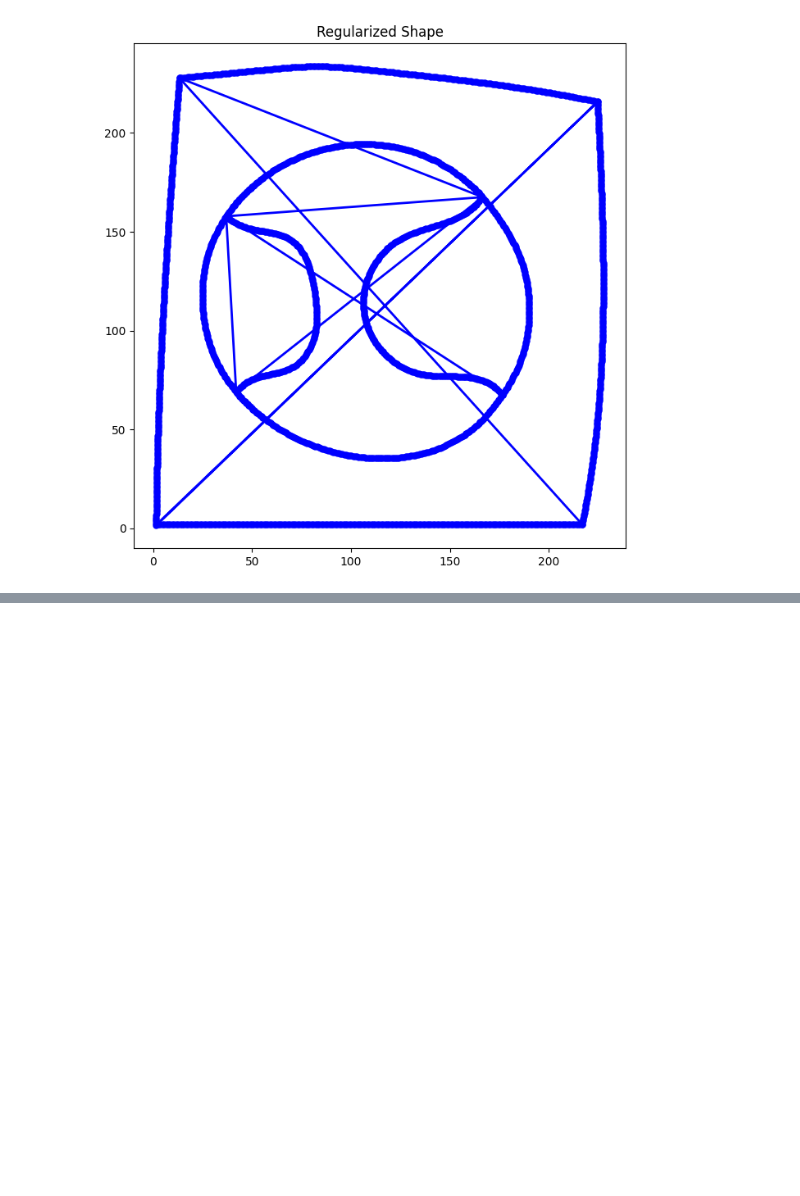
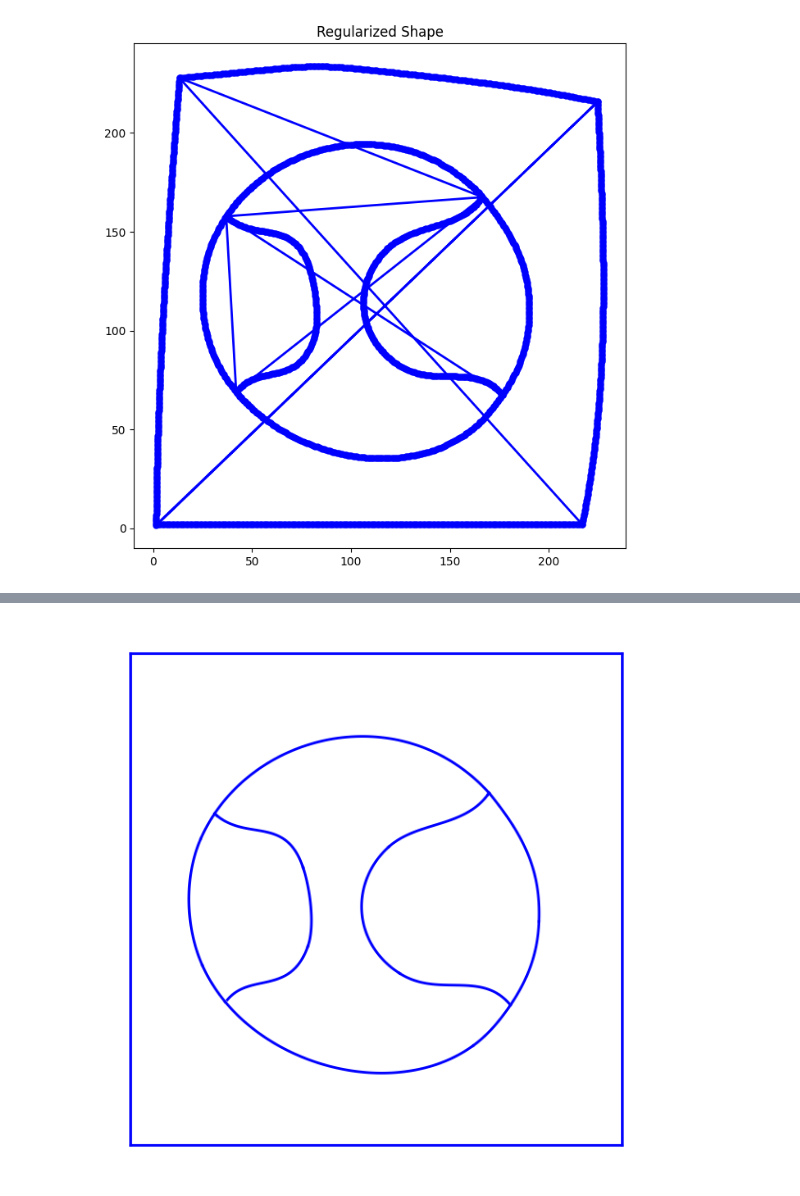
Before and after one commit to ravindran-exe/Adobe_Gensolve_2024, a Jupyter notebook: adobe.ipynb, the cells around one changed output, grey strips where cells are left out. Cells and saved outputs as stored; diff of their text form; code cells hidden in the pictures; blank space fills up the shorter version.

```diff
--- a/adobe.ipynb
+++ b/adobe.ipynb
@@ -150,0 +164,75 @@ plt.close()
+# %%
+import numpy as np
+from svgpathtools import svg2paths, Line, CubicBezier
+import matplotlib.pyplot as plt
+
+def extract_path_segments(file_path):
+    svg_paths, _ = svg2paths(file_path)
+    segment_collection = []
+    for svg_path in svg_paths:
+        for segment in svg_path:
+            if isinstance(segment, (Line, CubicBezier)):
+                segment_collection.append(segment)
+    total_segments = len(segment_collection)
+    return segment_collection, total_segments
+
+def identify_outer_boundary(line_segment, all_segments):
+    start_coord, end_coord = line_segment.start, line_segment.end
+    max_extreme = max(abs(start_coord.real), abs(start_coord.imag), abs(end_coord.real), abs(end_coord.imag))
+    outer_limit = max(max(abs(seg.start.real), abs(seg.start.imag), abs(seg.end.real), abs(seg.end.imag)) for seg in all_segments)
+    return max_extreme > 0.9 * outer_limit
+
+def generate_square_boundary(boundary_segments):
+    coordinates = np.array([(seg.start.real, seg.start.imag) for seg in boundary_segments] +
+                           [(seg.end.real, seg.end.imag) for seg in boundary_segments])
+    min_x_val, min_y_val = np.min(coordinates, axis=0)
+    max_x_val, max_y_val = np.max(coordinates, axis=0)
+    side_length = max(max_x_val - min_x_val, max_y_val - min_y_val)
+    mid_x_val, mid_y_val = (min_x_val + max_x_val) / 2, (min_y_val + max_y_val) / 2
+    half_side_len = side_length / 2
+    square_corners = [
+        complex(mid_x_val - half_side_len, mid_y_val - half_side_len),
+        complex(mid_x_val + half_side_len, mid_y_val - half_side_len),
+        complex(mid_x_val + half_side_len, mid_y_val + half_side_len),
+        complex(mid_x_val - half_side_len, mid_y_val + half_side_len)
+    ]
+    return [Line(square_corners[i], square_corners[(i + 1) % 4]) for i in range(4)]
+
+def modify_segments(segment_list):
+    boundary_segments = [seg for seg in segment_list if identify_outer_boundary(seg, segment_list)]
+    inner_segments = [seg for seg in segment_list if seg not in boundary_segments]
+
+    final_segments = generate_square_boundary(boundary_segments)
+    final_segments.extend(inner_segments)
+
+    return final_segments
+
+def visualize_segments(finalized_segments):
+    fig, ax = plt.subplots(figsize=(6, 6))
+    for seg in finalized_segments:
+        if isinstance(seg, Line):
+            coords = np.array([seg.start, seg.end])
+        elif isinstance(seg, CubicBezier):
+            t_vals = np.linspace(0, 1, 100)
+            coords = np.array([seg.point(t) for t in t_vals])
+        ax.plot(coords.real, coords.imag, color='blue', linewidth=2)
+    ax.set_aspect('equal')
+    ax.axis('off')
+    plt.tight_layout()
+    plt.show()
+
+if __name__ == "__main__":
+    input_file_path = "/content/frag0.svg"  # Change as needed
+
+    try:
+        segments, count = extract_path_segments(input_file_path)
+        adjusted_segments = modify_segments(segments)
+
+        if adjusted_segments:
+            visualize_segments(adjusted_segments)
+        else:
+            print("No valid segments detected.")
+    except Exception as e:
+        print(f"An unexpected error occurred: {str(e)}")
+# %% [output]
+[figure, added]
```
Also changed, not shown: parts of 1 cell of this notebook.
